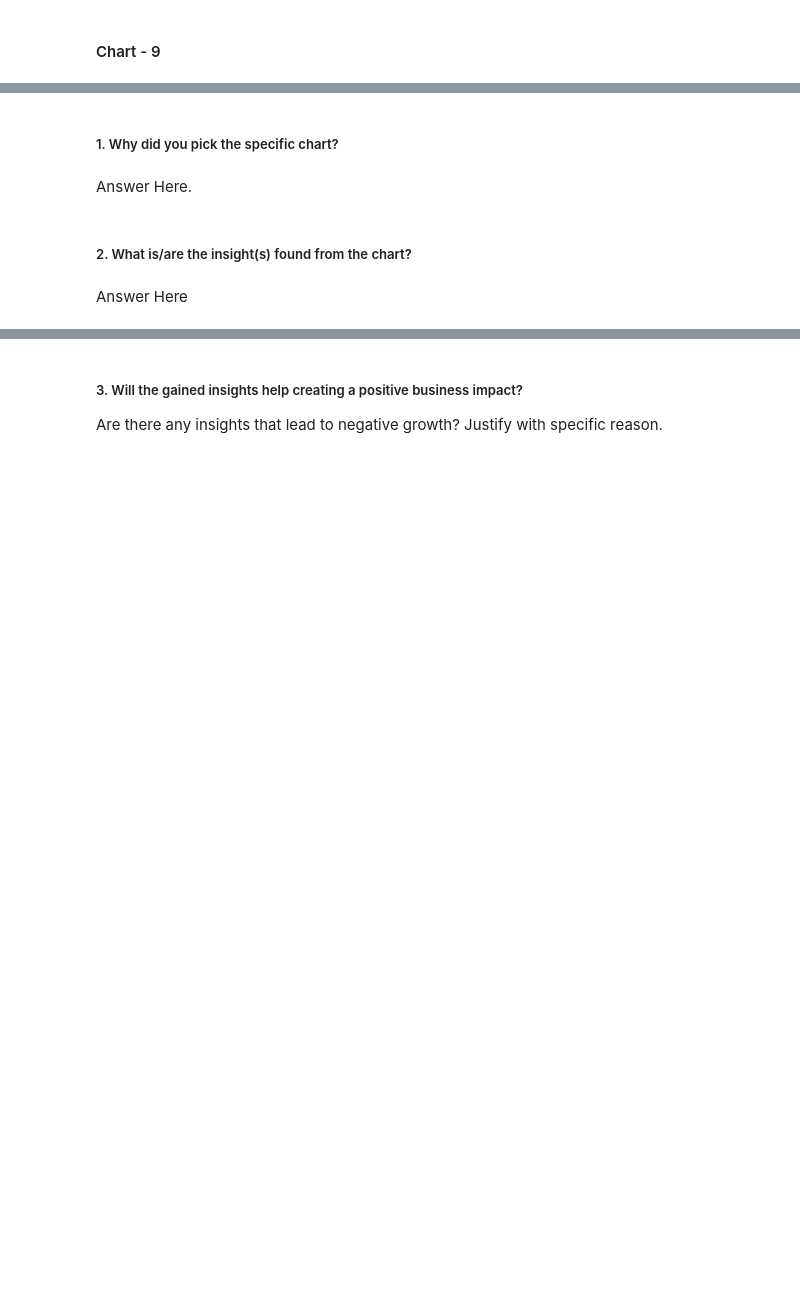
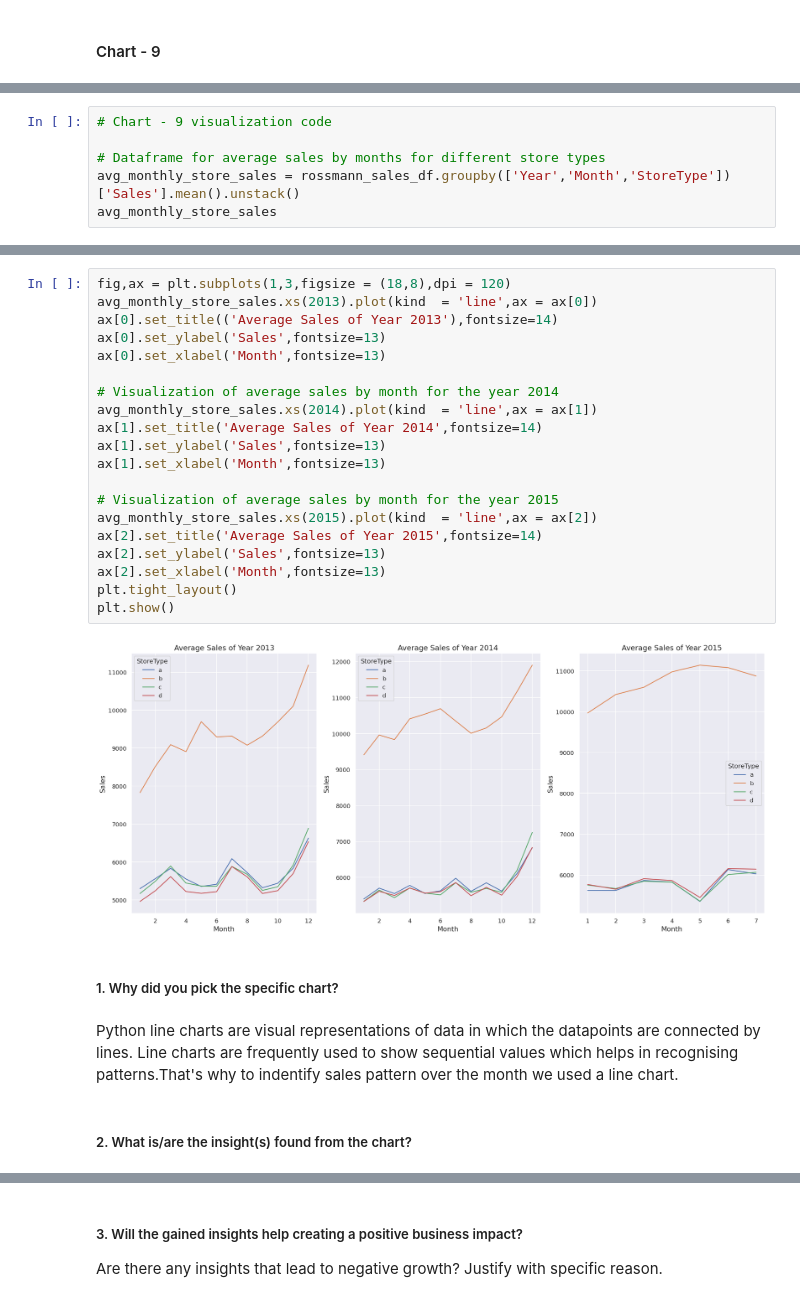
Before and after one commit to abhijain1216/Retail-Sales-Prediction-Regression-Project, a Jupyter notebook: Retail_Sales_Prediction_Regression_Project.ipynb, the cells around one changed output, grey strips where cells are left out. Drawn from its saved outputs; the diff is of its cells as text; blank space fills up the shorter version.

```diff
--- a/Retail_Sales_Prediction_Regression_Project.ipynb
+++ b/Retail_Sales_Prediction_Regression_Project.ipynb
@@ -922,0 +923,6 @@ From the above insights, we found that sales in 2014 were lower than 2013 in the
+# %%
+# Chart - 9 visualization code
+
+# Dataframe for average sales by months for different store types
+avg_monthly_store_sales = rossmann_sales_df.groupby(['Year','Month','StoreType'])['Sales'].mean().unstack()
+avg_monthly_store_sales
@@ -923,8 +948,28 @@ From the above insights, we found that sales in 2014 were lower than 2013 in the
+# %%
+fig,ax = plt.subplots(1,3,figsize = (18,8),dpi = 120)
+avg_monthly_store_sales.xs(2013).plot(kind  = 'line',ax = ax[0])
+ax[0].set_title(('Average Sales of Year 2013'),fontsize=14)
+ax[0].set_ylabel('Sales',fontsize=13)
+ax[0].set_xlabel('Month',fontsize=13)
+
+# Visualization of average sales by month for the year 2014
+avg_monthly_store_sales.xs(2014).plot(kind  = 'line',ax = ax[1])
+ax[1].set_title('Average Sales of Year 2014',fontsize=14)
+ax[1].set_ylabel('Sales',fontsize=13)
+ax[1].set_xlabel('Month',fontsize=13)
+
+# Visualization of average sales by month for the year 2015
+avg_monthly_store_sales.xs(2015).plot(kind  = 'line',ax = ax[2])
+ax[2].set_title('Average Sales of Year 2015',fontsize=14)
+ax[2].set_ylabel('Sales',fontsize=13)
+ax[2].set_xlabel('Month',fontsize=13)
+plt.tight_layout()
+plt.show()
+# %% [output]
+[figure, added]
 # %% [markdown]
 ##### 1. Why did you pick the specific chart?
-# %% [markdown]
-Answer Here.
+# %% [markdown]
+Python line charts are visual representations of data in which the datapoints are connected by lines. Line charts are frequently used to show sequential values which helps in recognising patterns.That's why to indentify sales pattern over the month we used a line chart.
 # %% [markdown]
 ##### 2. What is/are the insight(s) found from the chart?
-# %% [markdown]
-Answer Here
```
Also changed, not shown: parts of 61 cells of this notebook.
